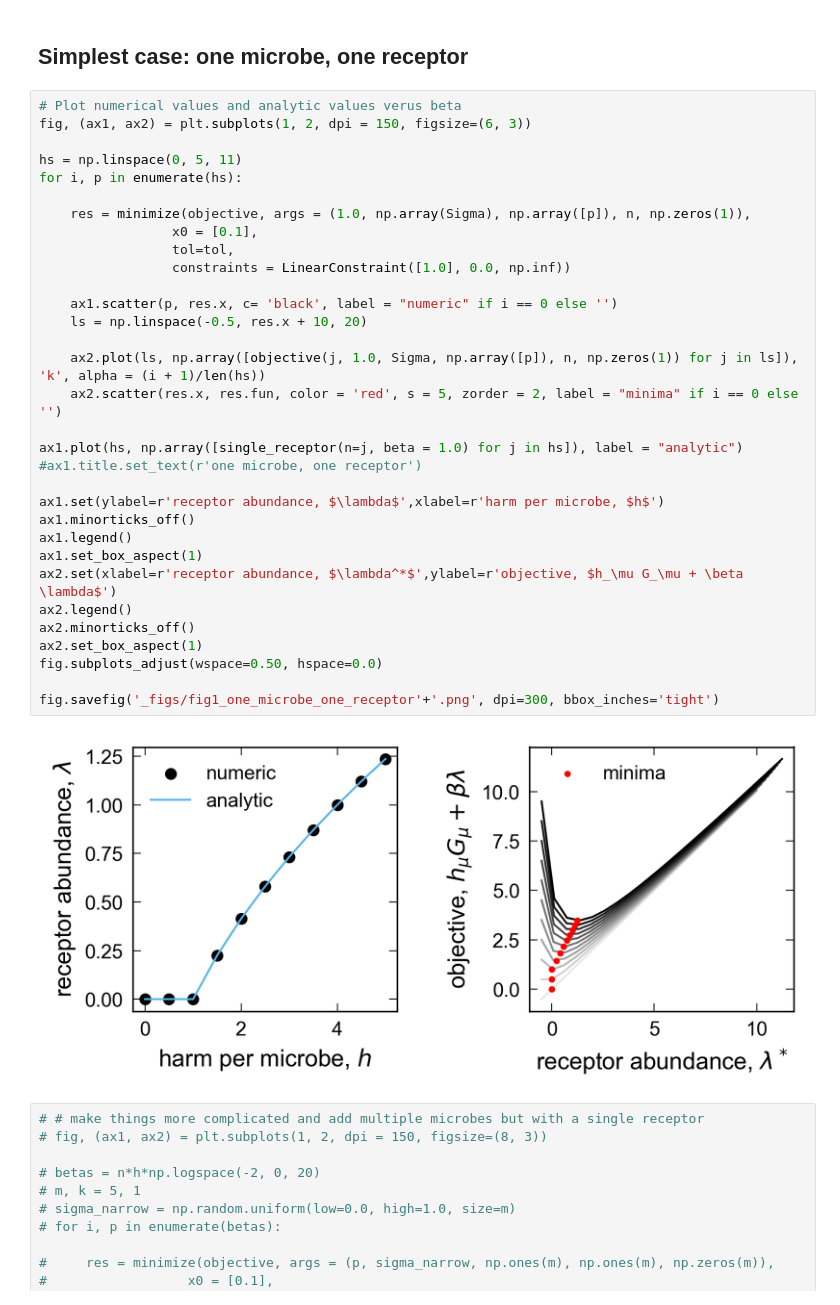
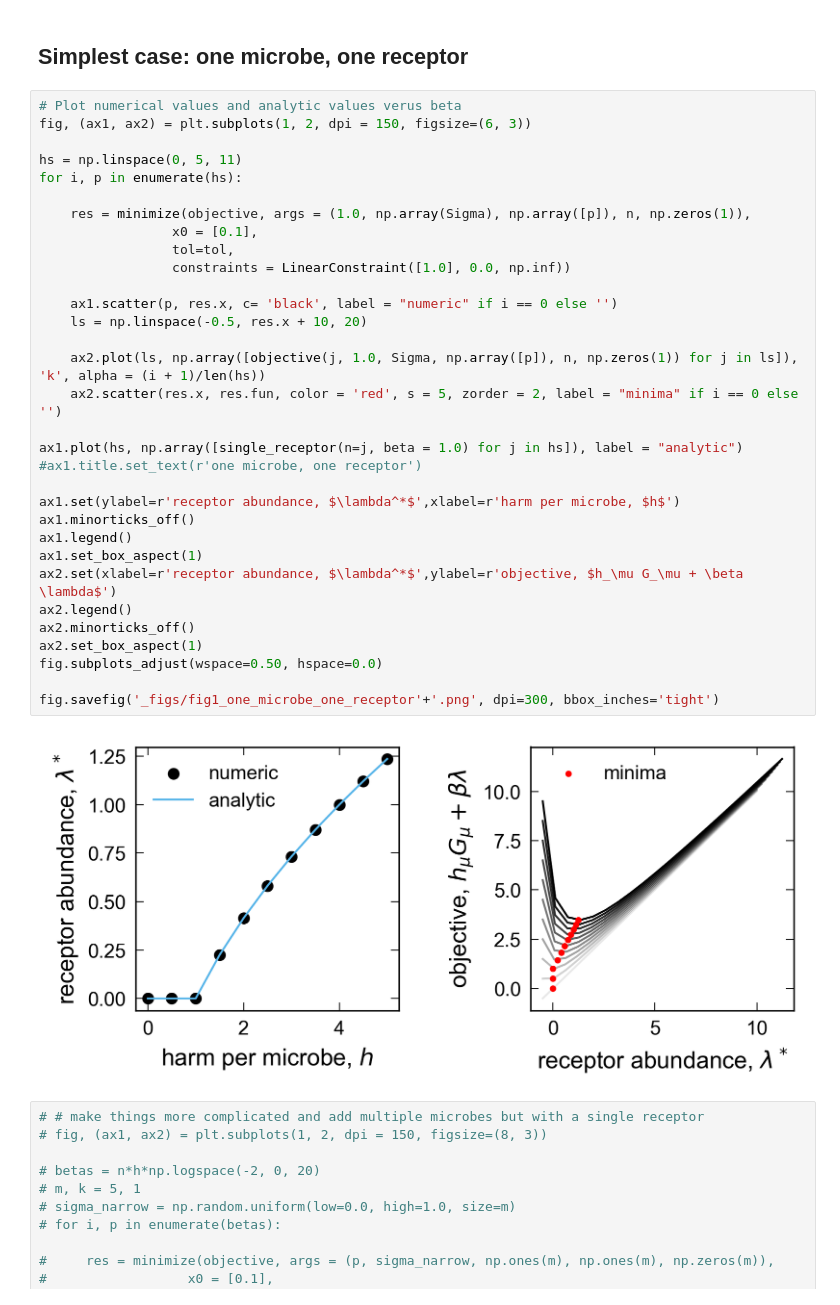
Before and after one commit to obinna-ukogu/gutimmune, a Jupyter notebook: explore-microbiome-genetic-structure.ipynb, the cells around one changed output. Drawn from its saved outputs; the diff is of its cells as text.

```diff
--- a/explore-microbiome-genetic-structure.ipynb
+++ b/explore-microbiome-genetic-structure.ipynb
@@ -63,35 +63,35 @@ def single_receptor(beta, sigma = 1, h = 1.0, n = 1.0):
 fig, (ax1, ax2) = plt.subplots(1, 2, dpi = 150, figsize=(6, 3))
 
 hs = np.linspace(0, 5, 11)
 for i, p in enumerate(hs):
 
     res = minimize(objective, args = (1.0, np.array(Sigma), np.array([p]), n, np.zeros(1)),
                  x0 = [0.1],
                  tol=tol,
                  constraints = LinearConstraint([1.0], 0.0, np.inf))
 
     ax1.scatter(p, res.x, c= 'black', label = "numeric" if i == 0 else '')
     ls = np.linspace(-0.5, res.x + 10, 20)
 
     ax2.plot(ls, np.array([objective(j, 1.0, Sigma, np.array([p]), n, np.zeros(1)) for j in ls]), 'k', alpha = (i + 1)/len(hs))
     ax2.scatter(res.x, res.fun, color = 'red', s = 5, zorder = 2, label = "minima" if i == 0 else '')
 
 ax1.plot(hs, np.array([single_receptor(n=j, beta = 1.0) for j in hs]), label = "analytic")
 #ax1.title.set_text(r'one microbe, one receptor')
 
-ax1.set(ylabel=r'receptor abundance, $\lambda$',xlabel=r'harm per microbe, $h$')
+ax1.set(ylabel=r'receptor abundance, $\lambda^*$',xlabel=r'harm per microbe, $h$')
 ax1.minorticks_off()
 ax1.legend()
 ax1.set_box_aspect(1)
 ax2.set(xlabel=r'receptor abundance, $\lambda^*$',ylabel=r'objective, $h_\mu G_\mu + \beta \lambda$')
 ax2.legend()
 ax2.minorticks_off()
 ax2.set_box_aspect(1)
 fig.subplots_adjust(wspace=0.50, hspace=0.0)
 
 fig.savefig('_figs/fig1_one_microbe_one_receptor'+'.png', dpi=300, bbox_inches='tight')
 # %% [output]
-[figure, old version]
+[figure, new version]
 # %%
 # # make things more complicated and add multiple microbes but with a single receptor
 # fig, (ax1, ax2) = plt.subplots(1, 2, dpi = 150, figsize=(8, 3))
```
Also changed, not shown: parts of 2 cells of this notebook, 19 other files.
